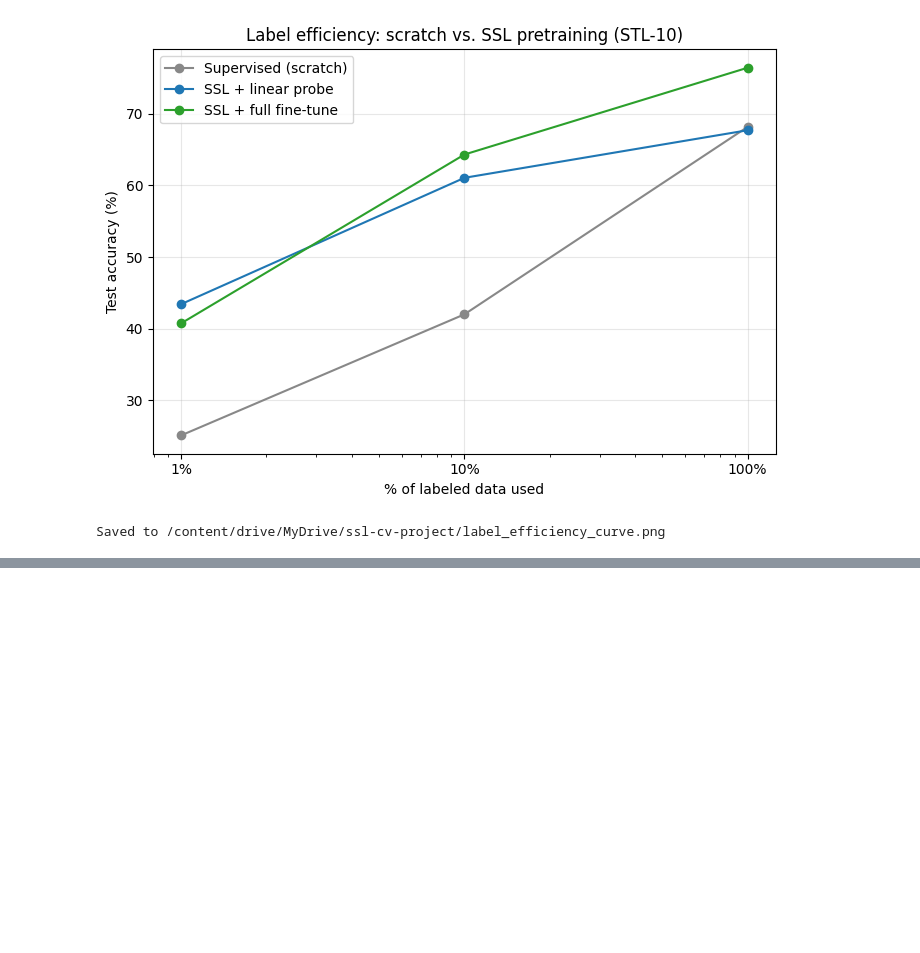
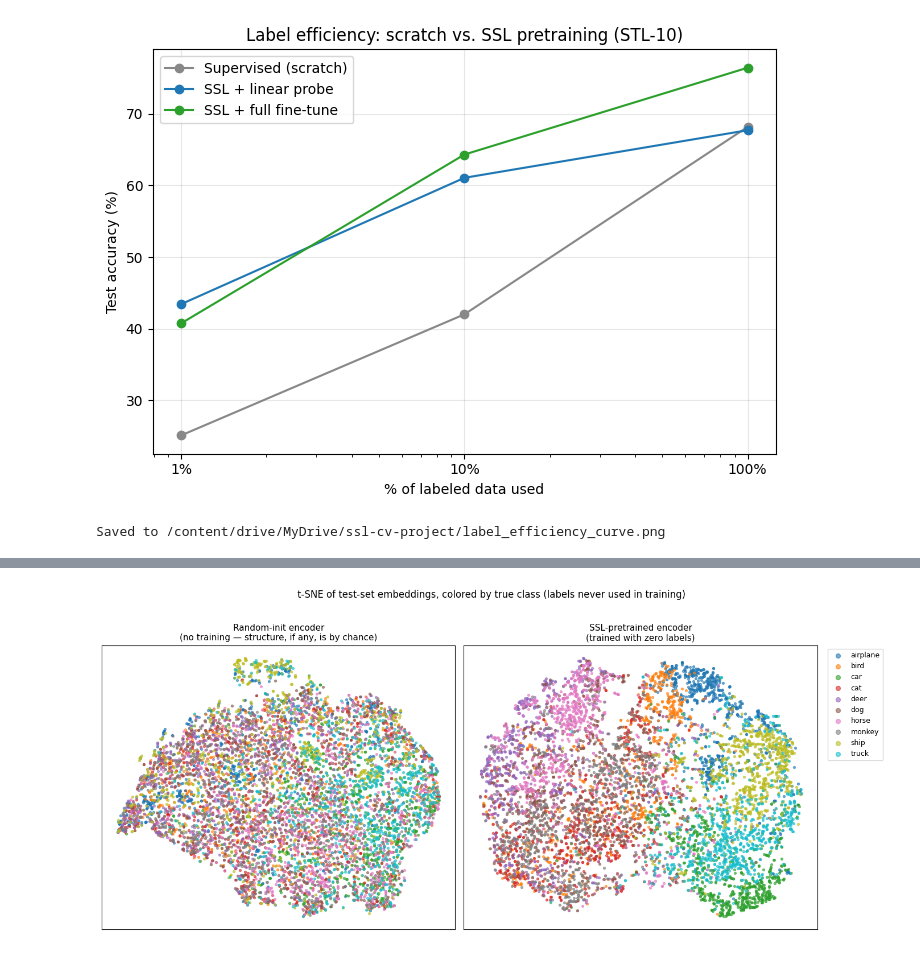
Before and after one commit to pearlin-in/simCLR-STL10-PyTorch, a Jupyter notebook: self_supervised_cv.ipynb, the cells around one changed output, grey strips where cells are left out. Drawn from its saved outputs; the diff is of its cells as text; code cells hidden in the pictures; blank space fills up the shorter version.

```diff
--- a/self_supervised_cv.ipynb
+++ b/self_supervised_cv.ipynb
@@ -809,3 +809,94 @@ print(f"Saved to {save_path}")
 # %% [output]
 [figure]
 Saved to /content/drive/MyDrive/ssl-cv-project/label_efficiency_curve.png
+# %%
+import torch, os, numpy as np
+import torch.nn as nn
+import matplotlib.pyplot as plt
+from torch.utils.data import DataLoader
+from torchvision.models import resnet18
+from sklearn.decomposition import PCA
+from sklearn.manifold import TSNE
+
+STL10_CLASSES = ['airplane', 'bird', 'car', 'cat', 'deer',
+                  'dog', 'horse', 'monkey', 'ship', 'truck']
+
+def load_ssl_encoder(ckpt_path):
+    """Load just the encoder half of a SimCLR checkpoint, discarding the projection head."""
+    encoder = resnet18(weights=None)
+    encoder.fc = nn.Identity()
+    ckpt = torch.load(ckpt_path, map_location='cuda')
+    state_dict = ckpt['model_state_dict']
+    clean_state = {k.replace('encoder.', ''): v for k, v in state_dict.items()
+                   if k.startswith('encoder.')}
+    missing, unexpected = encoder.load_state_dict(clean_state, strict=False)
+    assert len(missing) == 0, f"Encoder load failed — missing keys: {missing}"
+    return encoder
+
+@torch.no_grad()
+def extract_embeddings(encoder, dataset, batch_size=256):
+    encoder.eval().cuda()
+    loader = DataLoader(dataset, batch_size=batch_size, shuffle=False, num_workers=2)
+    feats, labels = [], []
+    for imgs, lbls in loader:
+        imgs = imgs.cuda(non_blocking=True)
+        with torch.amp.autocast('cuda'):
+            out = encoder(imgs)
+        feats.append(out.float().cpu())
+        labels.append(lbls)
+    return torch.cat(feats).numpy(), torch.cat(labels).numpy()
+
+# ---- Two encoders: your SSL-pretrained one, and an untrained twin for contrast ----
+print("Loading encoders...")
+ssl_encoder = load_ssl_encoder(encoder_path)          # points at whatever's currently in simclr_latest.pth
+random_encoder = resnet18(weights=None)
+random_encoder.fc = nn.Identity()                      # same architecture, random weights, zero training
+
+print("Extracting embeddings — SSL-pretrained encoder...")
+ssl_feats, labels = extract_embeddings(ssl_encoder, test_set)
+
+print("Extracting embeddings — random-init encoder (baseline)...")
+random_feats, _ = extract_embeddings(random_encoder, test_set)
+
+# Save raw embeddings — reusable later for nearest-neighbor retrieval without recomputing
+np.save(os.path.join(CHECKPOINT_DIR, 'ssl_embeddings.npy'), ssl_feats)
+np.save(os.path.join(CHECKPOINT_DIR, 'test_labels.npy'), labels)
+print("Saved raw embeddings to Drive for reuse.")
+
+# ---- PCA (speed) -> t-SNE (visualization), standard pipeline for high-dim features ----
+def run_tsne(feats, n_pca=50, perplexity=30, seed=42):
+    reduced = PCA(n_components=n_pca, random_state=seed).fit_transform(feats)
+    return TSNE(n_components=2, perplexity=perplexity, init='pca',
+                learning_rate='auto', random_state=seed).fit_transform(reduced)
+
+print("Running t-SNE on SSL embeddings (this takes a couple minutes on 8,000 points)...")
+ssl_2d = run_tsne(ssl_feats)
+
+print("Running t-SNE on random-init embeddings...")
+random_2d = run_tsne(random_feats)
+
+# ---- Side-by-side plot ----
+fig, axes = plt.subplots(1, 2, figsize=(14, 6))
+cmap = plt.get_cmap('tab10')
+
+for ax, embedding, title in [
+    (axes[0], random_2d, 'Random-init encoder\n(no training — structure, if any, is by chance)'),
+    (axes[1], ssl_2d,    'SSL-pretrained encoder\n(trained with zero labels)'),
+]:
+    for c in range(10):
+        mask = labels == c
+        ax.scatter(embedding[mask, 0], embedding[mask, 1],
+                   s=8, alpha=0.6, color=cmap(c), label=STL10_CLASSES[c])
+    ax.set_title(title, fontsize=11)
+    ax.set_xticks([]); ax.set_yticks([])
+
+axes[1].legend(bbox_to_anchor=(1.02, 1), loc='upper left', fontsize=9, markerscale=2)
+fig.suptitle('t-SNE of test-set embeddings, colored by true class (labels never used in training)',
+            fontsize=12, y=1.02)
+plt.tight_layout()
+
+save_path = os.path.join(CHECKPOINT_DIR, 'tsne_comparison.png')
+plt.savefig(save_path, dpi=150, bbox_inches='tight')
+plt.show()
+print(f"Saved to {save_path}")
+# %% [output]
@@ -811,0 +909 @@ Saved to /content/drive/MyDrive/ssl-cv-project/label_efficiency_curve.png
+[figure, added]
```
Also changed, not shown: parts of 1 cell of this notebook.
